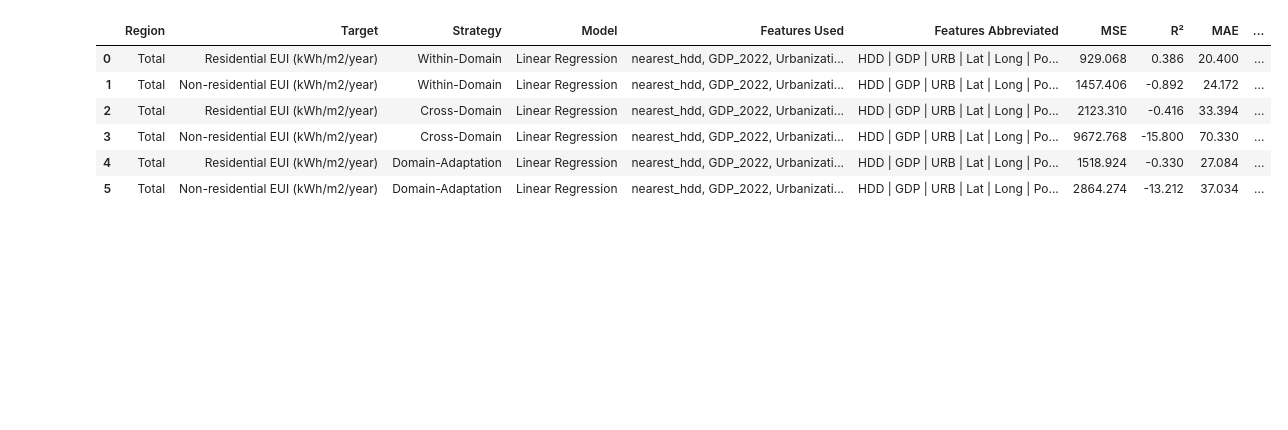
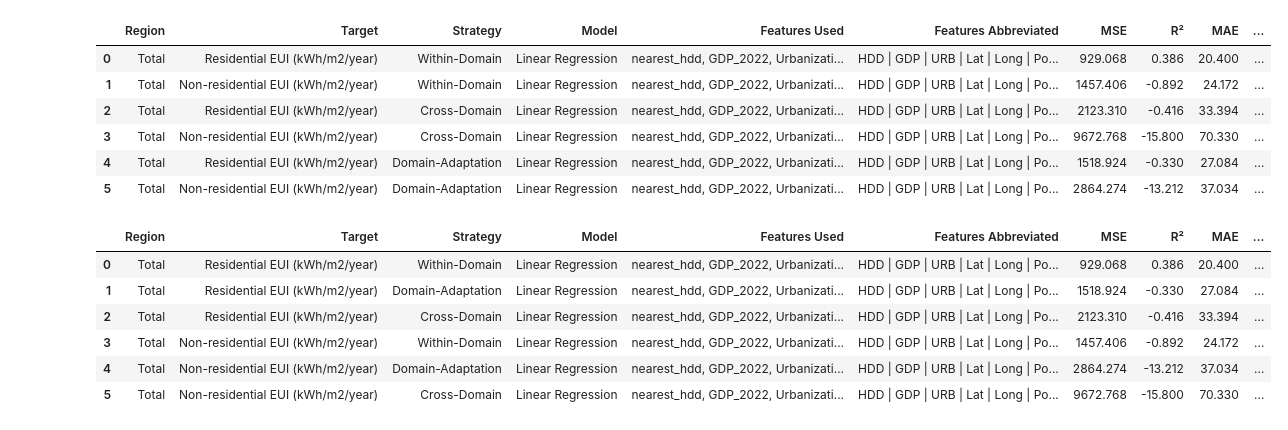
Before and after one commit to AliciaXia222/Capstone-Team-Climate-Trace, a Jupyter notebook: notebooks/Model.ipynb, the cells around one changed output. Saved outputs shown, nothing was run; the diff lists cells and outputs as text; code cells hidden in the pictures; blank space fills up the shorter version.

```diff
--- a/notebooks/Model.ipynb
+++ b/notebooks/Model.ipynb
@@ -325,0 +237,10 @@ domain_adaptation_results.to_csv(
+# %%
+concatenated_results.sort_values(by=['Target', 'Strategy'], ascending=False).reset_index(drop=True)
+# %% [output]
+|  | Region | Target | Strategy | Model | Features Used | Features Abbreviated | MSE | R² | MAE | ... |
+| 0 | Total | Residential EUI (kWh/m2/year) | Within-Domain | Linear Regression | nearest_hdd, GDP_2022, Urbanizati... | HDD | GDP | URB | Lat | Long | Po... | 929.068 | 0.386 | 20.400 | ... |
+| 1 | Total | Residential EUI (kWh/m2/year) | Domain-Adaptation | Linear Regression | nearest_hdd, GDP_2022, Urbanizati... | HDD | GDP | URB | Lat | Long | Po... | 1518.924 | -0.330 | 27.084 | ... |
+| 2 | Total | Residential EUI (kWh/m2/year) | Cross-Domain | Linear Regression | nearest_hdd, GDP_2022, Urbanizati... | HDD | GDP | URB | Lat | Long | Po... | 2123.310 | -0.416 | 33.394 | ... |
+| 3 | Total | Non-residential EUI (kWh/m2/year) | Within-Domain | Linear Regression | nearest_hdd, GDP_2022, Urbanizati... | HDD | GDP | URB | Lat | Long | Po... | 1457.406 | -0.892 | 24.172 | ... |
+| 4 | Total | Non-residential EUI (kWh/m2/year) | Domain-Adaptation | Linear Regression | nearest_hdd, GDP_2022, Urbanizati... | HDD | GDP | URB | Lat | Long | Po... | 2864.274 | -13.212 | 37.034 | ... |
+| 5 | Total | Non-residential EUI (kWh/m2/year) | Cross-Domain | Linear Regression | nearest_hdd, GDP_2022, Urbanizati... | HDD | GDP | URB | Lat | Long | Po... | 9672.768 | -15.800 | 70.330 | ... |
```
Also changed, not shown: parts of 6 cells of this notebook, 14 other files.
